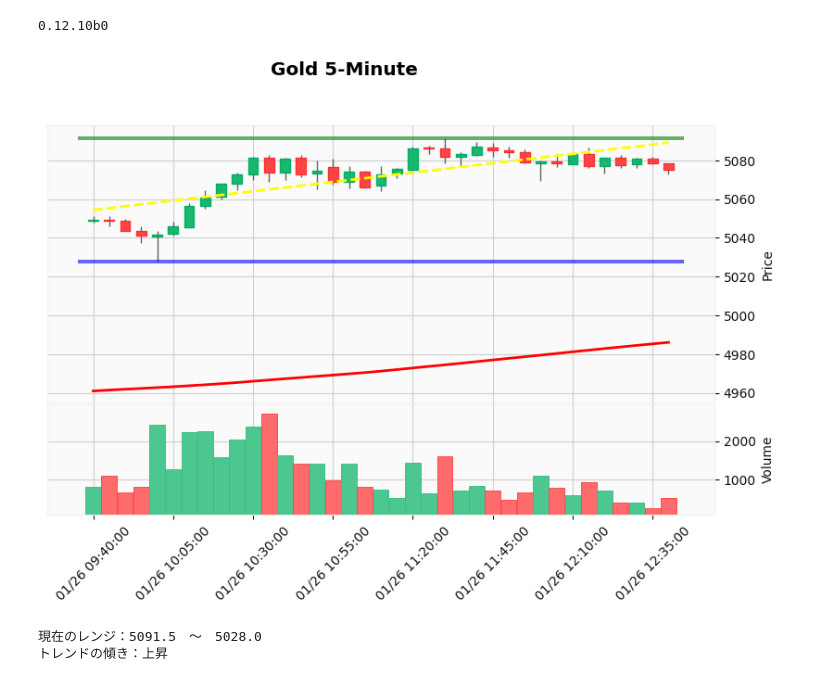
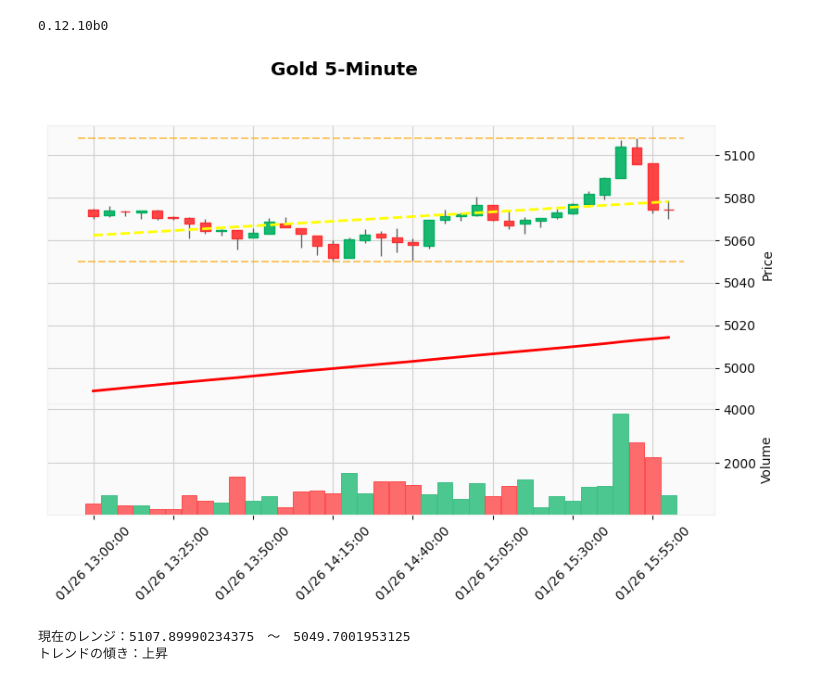
Before and after one commit to hiropon0815/scalping_var1, a Jupyter notebook: main.ipynb, the cells around one changed output. Saved outputs shown, nothing was run; the diff lists cells and outputs as text; code cells hidden in the pictures.

Commit message:
graph created

```diff
--- a/main.ipynb
+++ b/main.ipynb
@@ -16,7 +16,7 @@ symbol = "GC=F"
 df = yf.download(
     symbol,
     interval="5m",
-    period="5d",
+    period="30d",
     progress=False
 )
 
@@ -59,34 +59,34 @@ slope, intercept = np.polyfit(x, y, 1)
 df_plot['Trend'] = slope * x + intercept
 
 ## 3. プロット設定 ##
 if df_plot.empty:
     print("データがありません")
 
 else:
     ap = [
         # 200MA（赤）
         mpf.make_addplot(df_plot['MA200'], color='red', width=2),
         # トレンド予測線（黄色）
         mpf.make_addplot(df_plot['Trend'], color='yellow', width=2, linestyle='--')
         ]
 
-    lines = dict(hlines=[period_high, period_low], colors=['green', 'blue'], linewidths=1.5, alpha=0.6)
+    lines = dict(hlines=[period_high, period_low], colors=['orange', 'orange'], linestyle='--', linewidths=1.5, alpha=0.6)
 
     mpf.plot (
         df_plot,
         type="candle",
         volume=True,
         style="yahoo",
         title="Gold 5-Minute",
         addplot=ap,
         hlines=lines,
         datetime_format="%m/%d %H:%M:%S",
         figsize=(10, 6)
     )
 
     print(f"現在のレンジ：{period_high}　～　{period_low}")
     print(f"トレンドの傾き：{'上昇' if slope > 0 else '下降'}")
 # %% [output]
-[figure, old version]
+[figure, new version]
-現在のレンジ：5091.5　～　5028.0
+現在のレンジ：5107.89990234375　～　5049.7001953125
 トレンドの傾き：上昇
```
